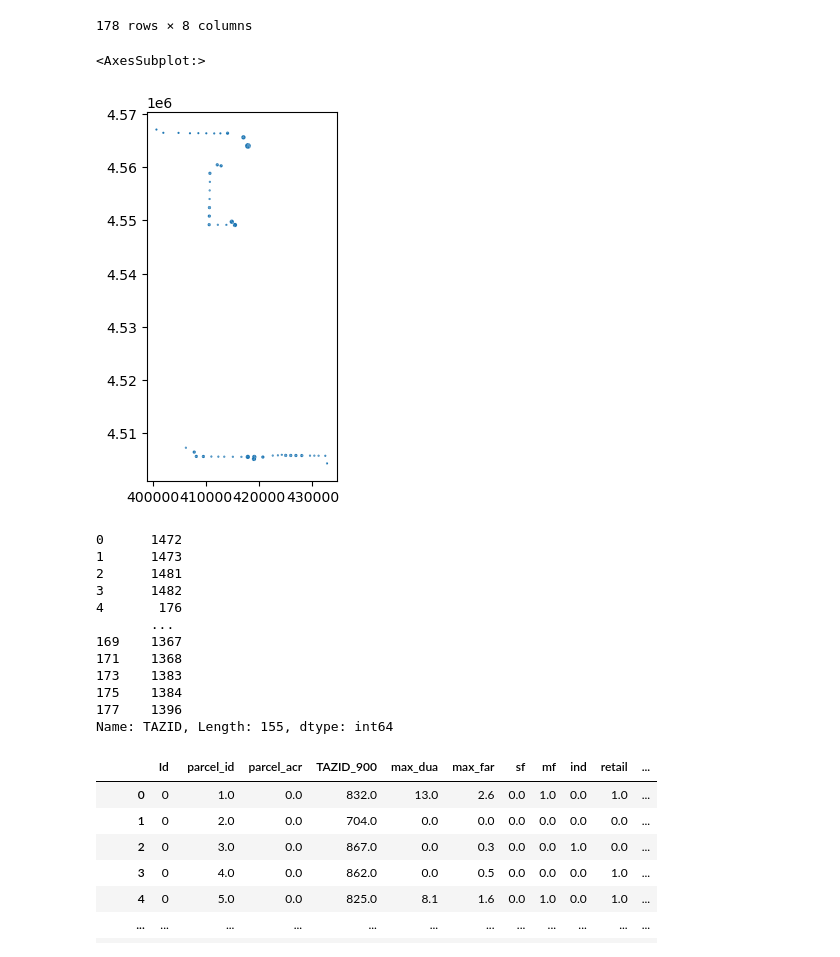
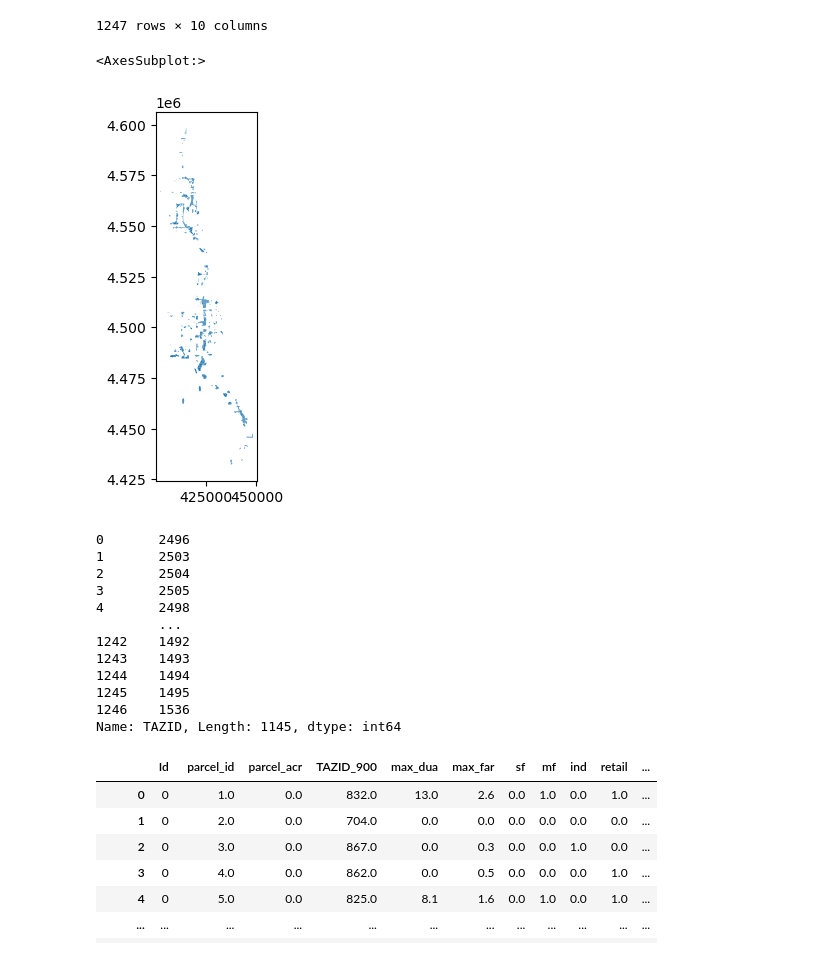
Before and after one commit to WFRCAnalytics/Wasatch-Choice-Land-Use-And-Transit-Scenario, a Jupyter notebook: 3-Process-REMM-Data.ipynb, the cells around one changed output. Drawn from its saved outputs; the diff is of its cells as text; code cells hidden in the pictures.

Commit message:
Start new centers scenario for transit strategy

```diff
--- a/3-Process-REMM-Data.ipynb
+++ b/3-Process-REMM-Data.ipynb
@@ -5,7 +5,7 @@ import pandas as pd
 import geopandas as gpd
 import _config
 # %%
-gdf_buffered_stops_with_centers_taz = gpd.read_file('intermediate/buffered-stops-with-centers-taz.geojson')
-display(gdf_buffered_stops_with_centers_taz)
-gdf_buffered_stops_with_centers_taz.plot()
+centers_taz_with_nearest_stop_gdf = gpd.read_file('intermediate/centers-taz-with-nearest-stop.geojson')
+display(centers_taz_with_nearest_stop_gdf)
+centers_taz_with_nearest_stop_gdf.plot()
 # %% [output]
@@ -24,22 +24,22 @@ gdf_buffered_stops_with_centers_taz.plot()
-178 rows × 8 columns
+1247 rows × 10 columns
 <AxesSubplot:>
-[figure, old version]
+[figure, new version]
 # %%
-taz_list = gdf_buffered_stops_with_centers_taz['TAZID'].drop_duplicates()
+taz_list = centers_taz_with_nearest_stop_gdf['TAZID'].drop_duplicates()
 taz_list
 # %% [output]
-0      1472
-1      1473
-2      1481
-3      1482
-4       176
-       ...
-169    1367
-171    1368
-173    1383
-175    1384
-177    1396
-Name: TAZID, Length: 155, dtype: int64
+0       2496
+1       2503
+2       2504
+3       2505
+4       2498
+        ...
+1242    1492
+1243    1493
+1244    1494
+1245    1495
+1246    1536
+Name: TAZID, Length: 1145, dtype: int64
 # %%
 gdf_future_land_use_2050 = gpd.read_file("input/from-josh/future_land_use_2023_2050/future_land_use_2050.shp")
 display(gdf_future_land_use_2050)
```
Also changed, not shown: parts of 19 cells of this notebook, 22 other files.
